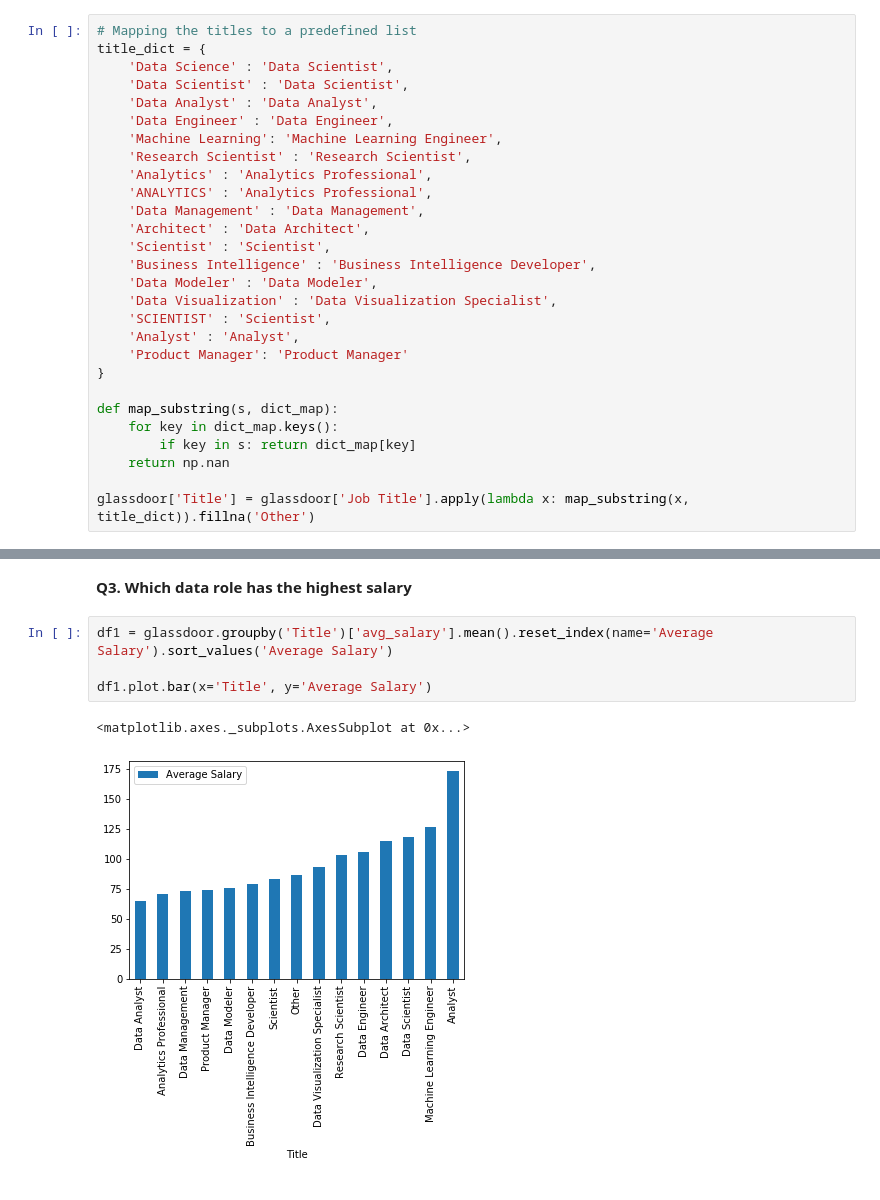
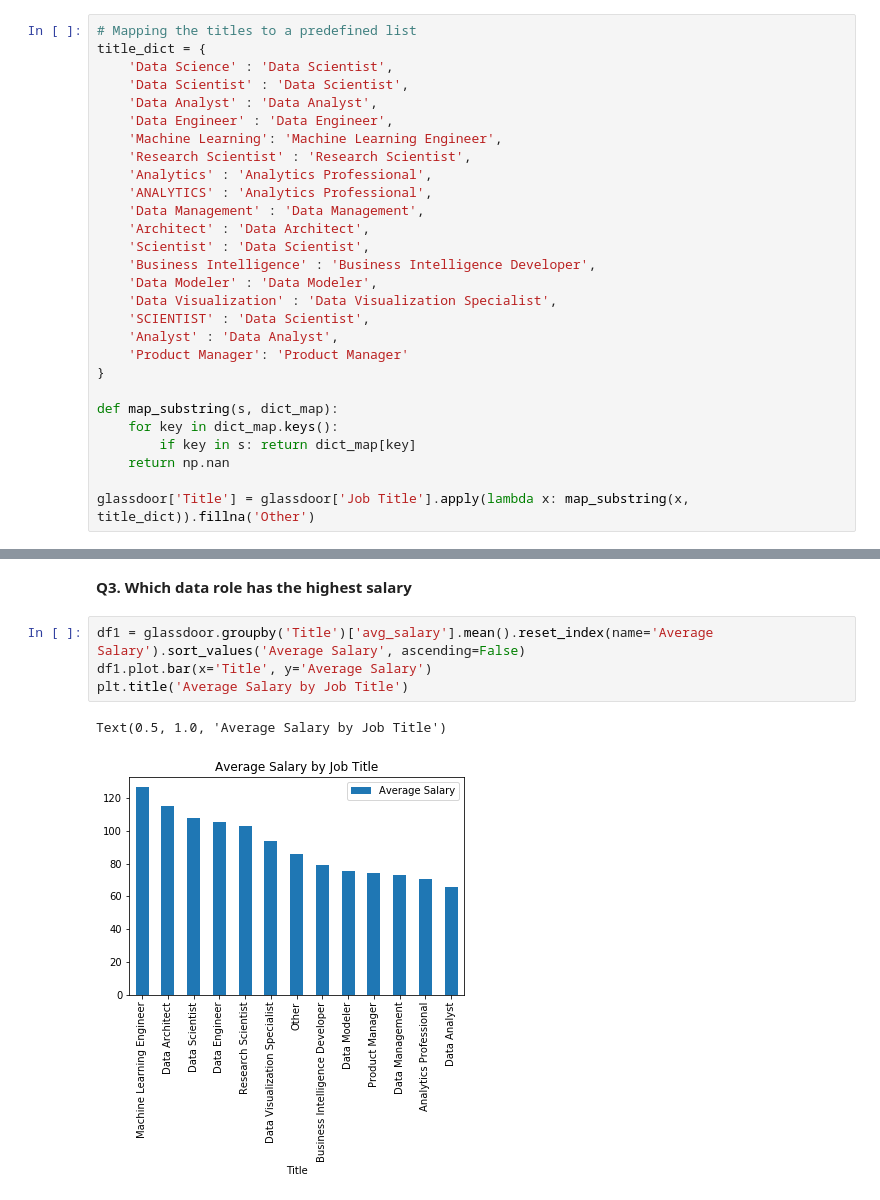
Before and after one commit to tarahaddadin/glassdoor, a Jupyter notebook: How to break into the field.ipynb, the cells around one changed output, grey strips where cells are left out. Cells and saved outputs as stored; diff of their text form.

```diff
--- a/How to break into the field.ipynb
+++ b/How to break into the field.ipynb
@@ -57,12 +57,12 @@ title_dict = {
     'ANALYTICS' : 'Analytics Professional',
     'Data Management' : 'Data Management',
     'Architect' : 'Data Architect',
-    'Scientist' : 'Scientist',
+    'Scientist' : 'Data Scientist',
     'Business Intelligence' : 'Business Intelligence Developer',
     'Data Modeler' : 'Data Modeler',
     'Data Visualization' : 'Data Visualization Specialist',
-    'SCIENTIST' : 'Scientist',
-    'Analyst' : 'Analyst',
+    'SCIENTIST' : 'Data Scientist',
+    'Analyst' : 'Data Analyst',
     'Product Manager': 'Product Manager'
 }
 
@@ -113,9 +134,9 @@ plt.show()
 # %% [markdown]
 <b> Q3. Which data role has the highest salary </b>
 # %%
-df1 = glassdoor.groupby('Title')['avg_salary'].mean().reset_index(name='Average Salary').sort_values('Average Salary')
-
+df1 = glassdoor.groupby('Title')['avg_salary'].mean().reset_index(name='Average Salary').sort_values('Average Salary', ascending=False)
 df1.plot.bar(x='Title', y='Average Salary')
+plt.title('Average Salary by Job Title')
 # %% [output]
-<matplotlib.axes._subplots.AxesSubplot at 0x...>
+Text(0.5, 1.0, 'Average Salary by Job Title')
-[figure, old version]
+[figure, new version]
```
Also changed, not shown: parts of 6 cells of this notebook.
